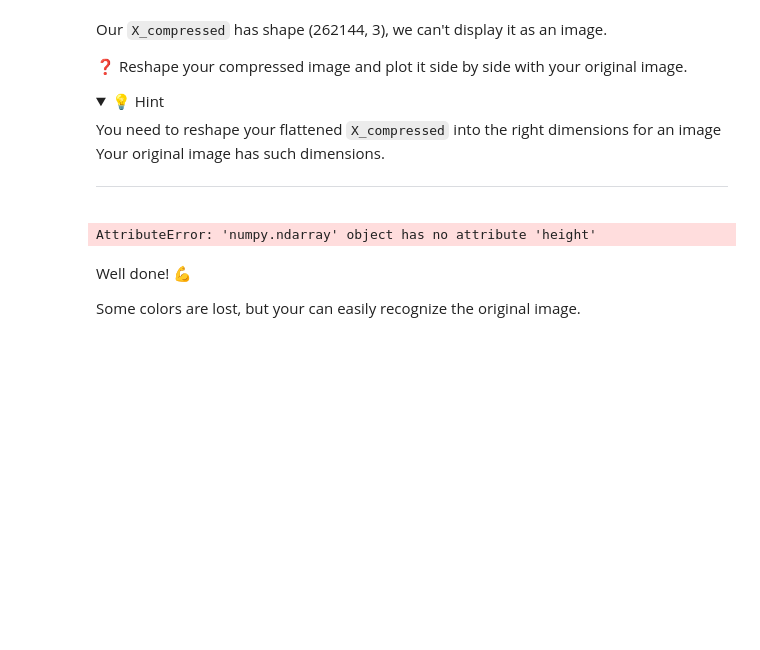
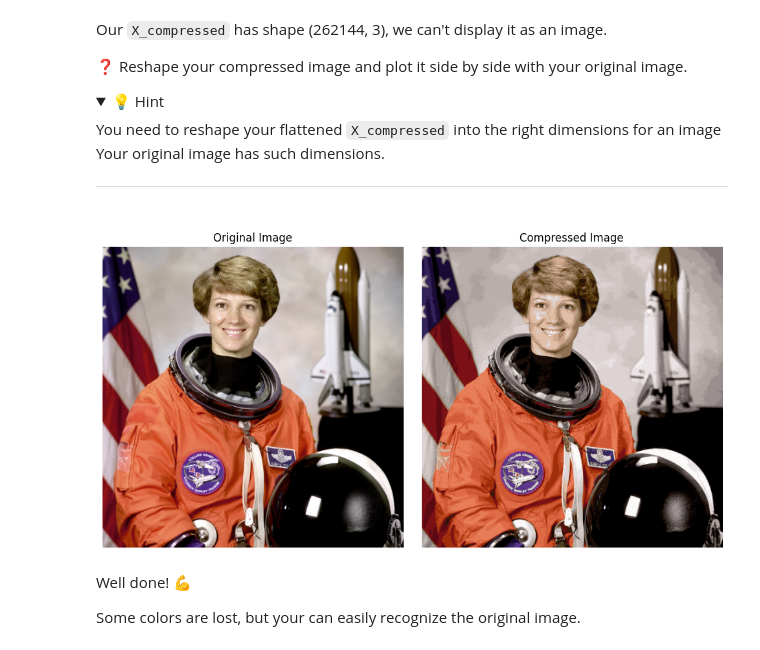
Before and after one commit to Flavien-Pictet/data-image-compression, a Jupyter notebook: image_compression.ipynb, the cells around one changed output. Cells and saved outputs as stored; diff of their text form; code cells hidden in the pictures; folded sections open; blank space fills up the shorter version.

```diff
--- a/image_compression.ipynb
+++ b/image_compression.ipynb
@@ -294,25 +294,23 @@ Your original image has such dimensions.
 
 </details>
 # %%
-compressed_image = X_compressed_uint8.reshape(img.height, img.width, 3)
+compressed_image = X_compressed_uint8.reshape(img.shape)
 
-# Plot the original and compressed images side by side
 plt.figure(figsize=(10, 5))
 
 plt.subplot(1, 2, 1)
 plt.imshow(img)
 plt.title('Original Image')
 plt.axis('off')
 
 plt.subplot(1, 2, 2)
 plt.imshow(compressed_image)
 plt.title('Compressed Image')
 plt.axis('off')
 
 plt.tight_layout()
-plt.show()
 # %% [output]
-AttributeError: 'numpy.ndarray' object has no attribute 'height'
+[figure, added]
 # %% [markdown]
 Well done! 💪
 
```
